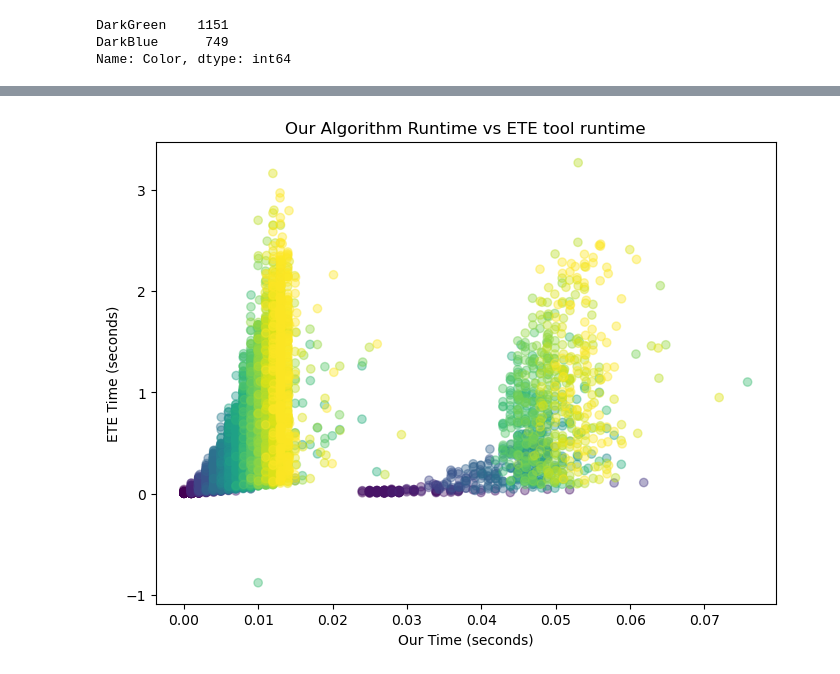
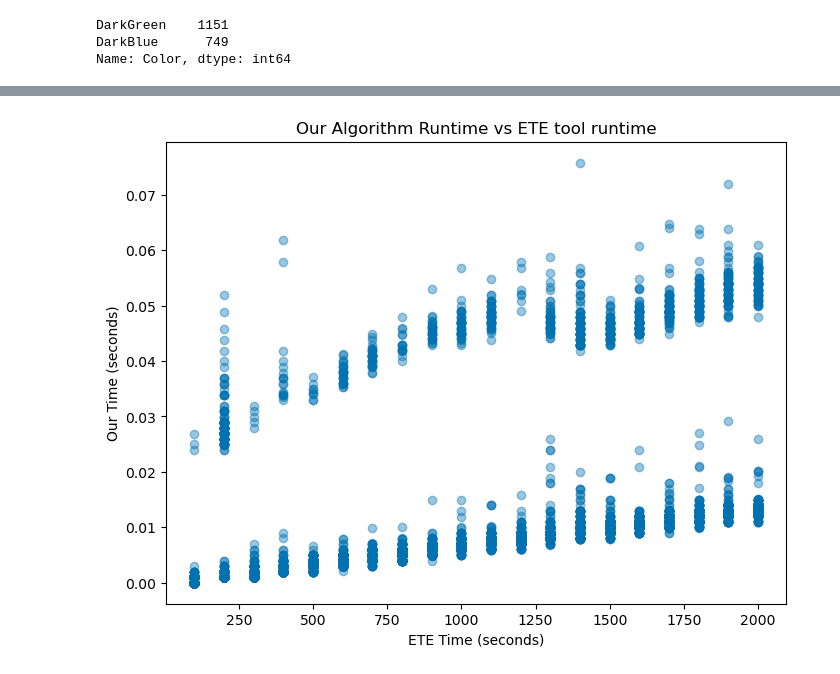
Before and after one commit to rhit-davisoc/OrthoParaTesting, a Jupyter notebook: Automated Tests/data_analysis.ipynb, the cells around one changed output, grey strips where cells are left out. Cells and saved outputs as stored; diff of their text form; code cells hidden in the pictures.

Commit message:
End of summer commit. New plots and saved data in pickle files.

```diff
--- a/Automated Tests/data_analysis.ipynb
+++ b/Automated Tests/data_analysis.ipynb
@@ -54,4 +206,4 @@ df.plot.scatter(x="OTUs",y="ETE Time")
 # %%
-met_df = pd.read_pickle("./time_data/metric_data_otu1000_para_4.pkl")
-met_df.head()
+df = pd.read_pickle("./time_data/compact_compare_2.pkl")
+df
 # %% [output]
@@ -105,12 +245,13 @@ cc_df["Color"] = c
 # %%
 plt.figure(figsize=(8, 6))
 ax = plt.axes()
-ax.scatter(cc_df["Our Time"],cc_df["ETE Time"],c=cc_df["OTUs"],alpha=0.4)
+ax.scatter(df["OTUs"],df["Our Time"],alpha=0.4)
 
-ax.set_xlabel('Our Time (seconds)')
-ax.set_ylabel('ETE Time (seconds)')
+ax.set_xlabel('ETE Time (seconds)')
+ax.set_ylabel('Our Time (seconds)')
 ax.set_title('Our Algorithm Runtime vs ETE tool runtime')
 
 plt.show()
+fig = ax.get_figure()
 # %% [output]
-[figure, old version]
+[figure, new version]
```
Also changed, not shown: parts of 28 cells of this notebook, 37 other files.
